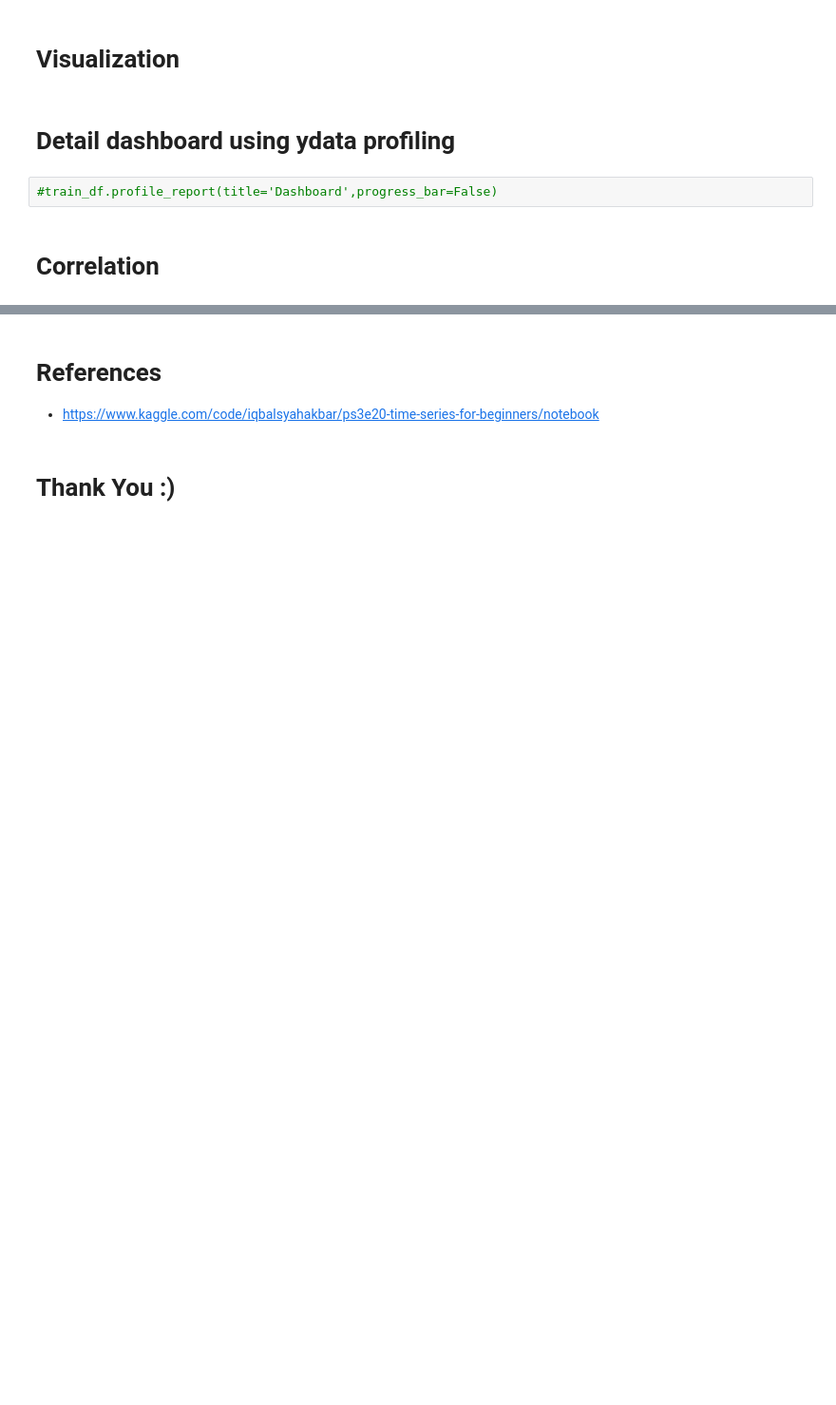
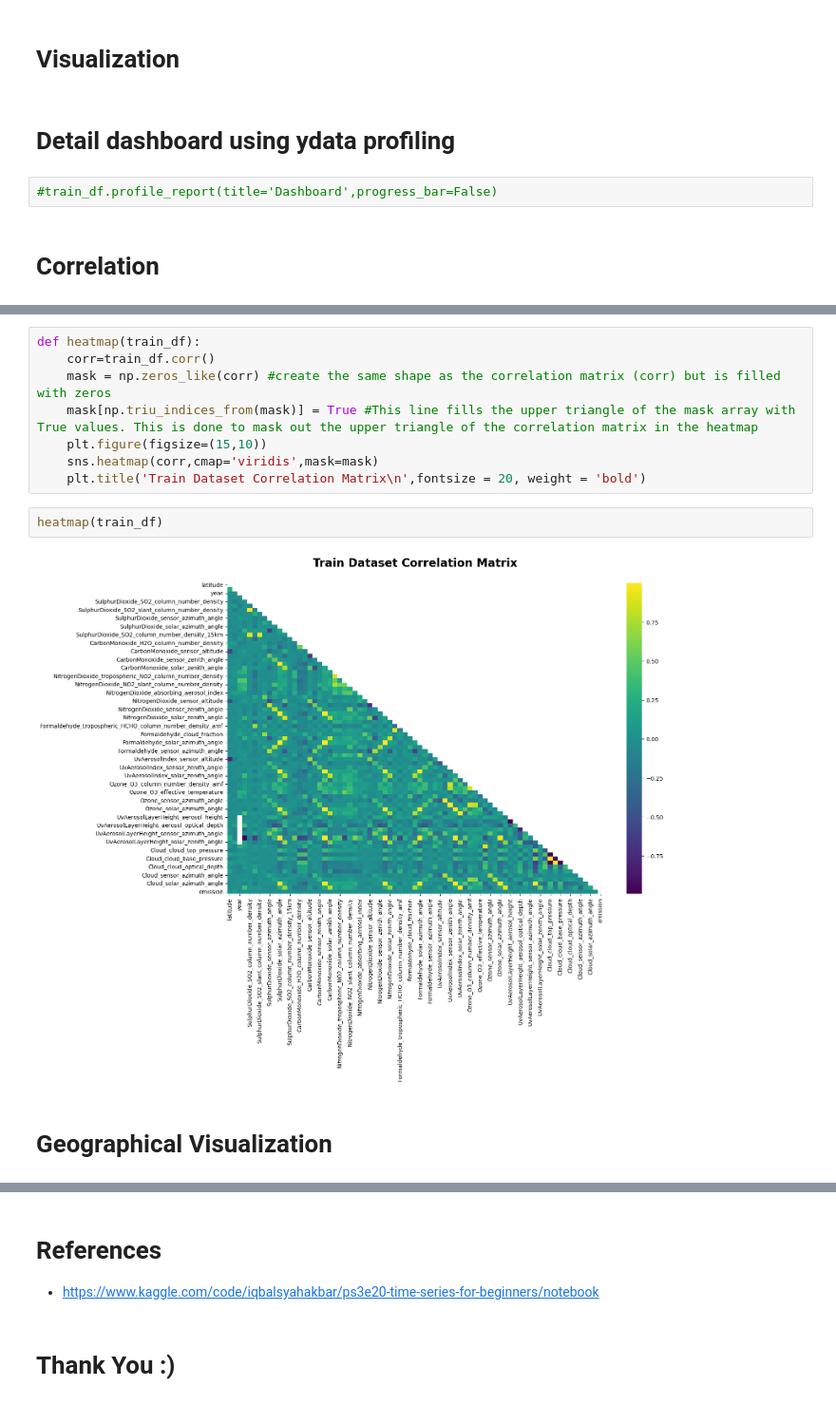
Before and after one commit to kumaramardeep342/Kaggle-Data-Science-Learning, a Jupyter notebook: predict-co2-emissions-s3ep20.ipynb, the cells around one changed output, grey strips where cells are left out. Shown at 95% size. Drawn from its saved outputs; the diff is of its cells as text; blank space fills up the shorter version.

```diff
--- a/predict-co2-emissions-s3ep20.ipynb
+++ b/predict-co2-emissions-s3ep20.ipynb
@@ -229,0 +218,14 @@ corr
+# %%
+def heatmap(train_df):
+    corr=train_df.corr()
+    mask = np.zeros_like(corr) #create the same shape as the correlation matrix (corr) but is filled with zeros
+    mask[np.triu_indices_from(mask)] = True #This line fills the upper triangle of the mask array with True values. This is done to mask out the upper triangle of the correlation matrix in the heatmap
+    plt.figure(figsize=(15,10))
+    sns.heatmap(corr,cmap='viridis',mask=mask)
+    plt.title('Train Dataset Correlation Matrix\n',fontsize = 20, weight = 'bold')
+# %%
+heatmap(train_df)
+# %% [output]
+[figure, added]
+# %% [markdown]
+# Geographical Visualization
```
Also changed, not shown: parts of 9 cells of this notebook.
